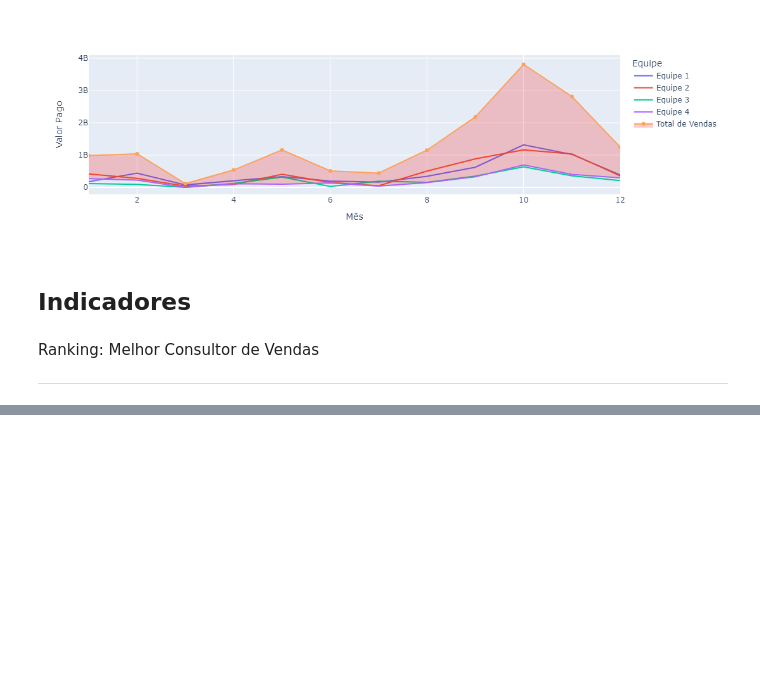
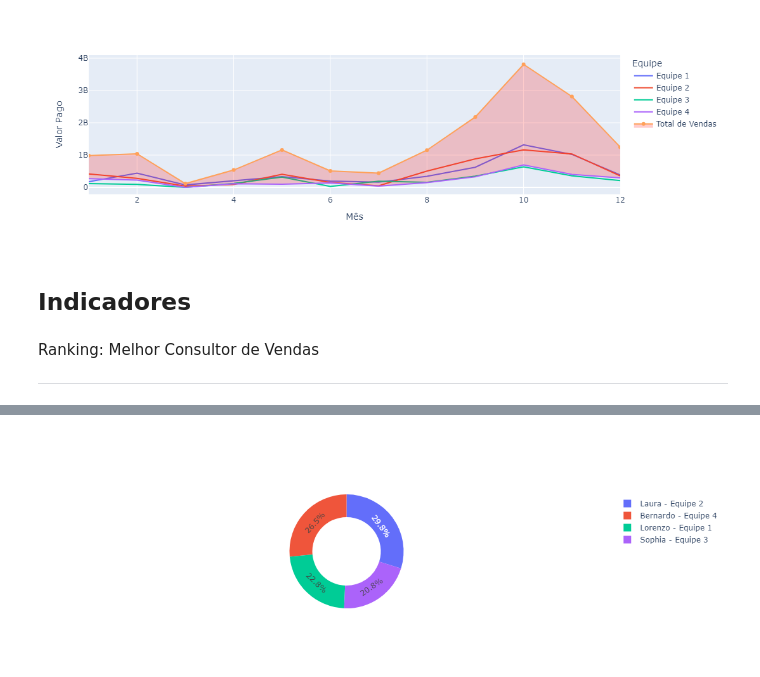
Before and after one commit to fabio-ribeiro-de/DataAnalytics, a Jupyter notebook: 1-call-center-vendas/graficos.ipynb, the cells around one changed output, grey strips where cells are left out. Drawn from its saved outputs; the diff is of its cells as text; code cells hidden in the pictures; blank space fills up the shorter version.

```diff
--- a/1-call-center-vendas/graficos.ipynb
+++ b/1-call-center-vendas/graficos.ipynb
@@ -319,0 +361,19 @@ KeyError: 'Consultor'
+# %%
+#Frame criado agrupando equipe e consultor, apresentando os valores de venda
+gpConsultEVV = df. groupby(['Equipe', 'Consultor'])['Valor Pago'].sum()
+
+gpConsultEVV = gpConsultEVV.sort_values(ascending = False)
+
+gpConsultEVV = gpConsultEVV.groupby('Equipe').head(1).reset_index()
+# %%
+grafConsultEVV = go.Figure(
+        go.Pie(
+            labels = gpConsultEVV['Consultor'] + ' - ' + gpConsultEVV['Equipe'],
+            values = gpConsultEVV['Valor Pago'],
+            hole = .6
+        )
+    )
+
+grafConsultEVV.show()
+# %% [output]
+[figure, added]
```
Also changed, not shown: parts of 11 cells of this notebook, 1 other file.
